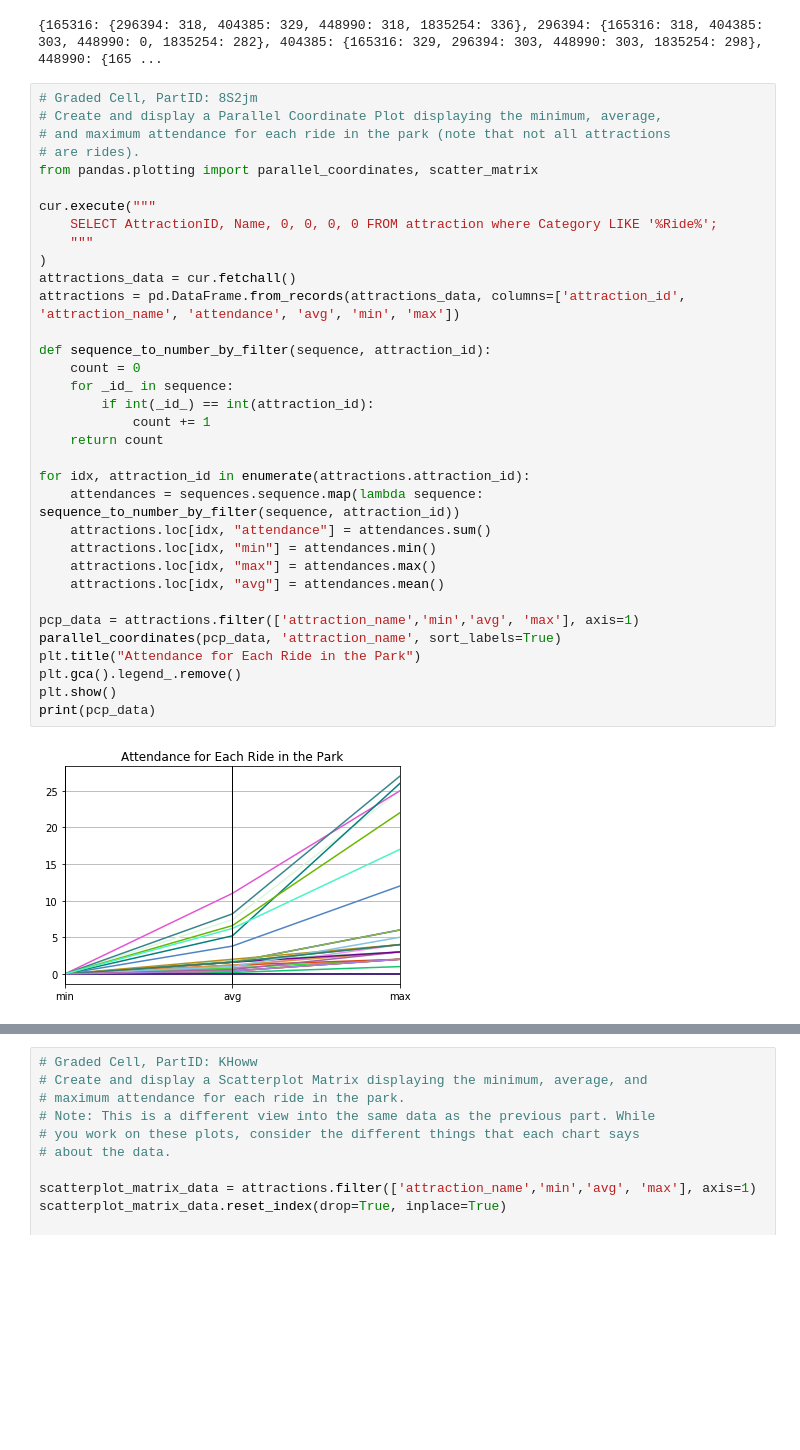
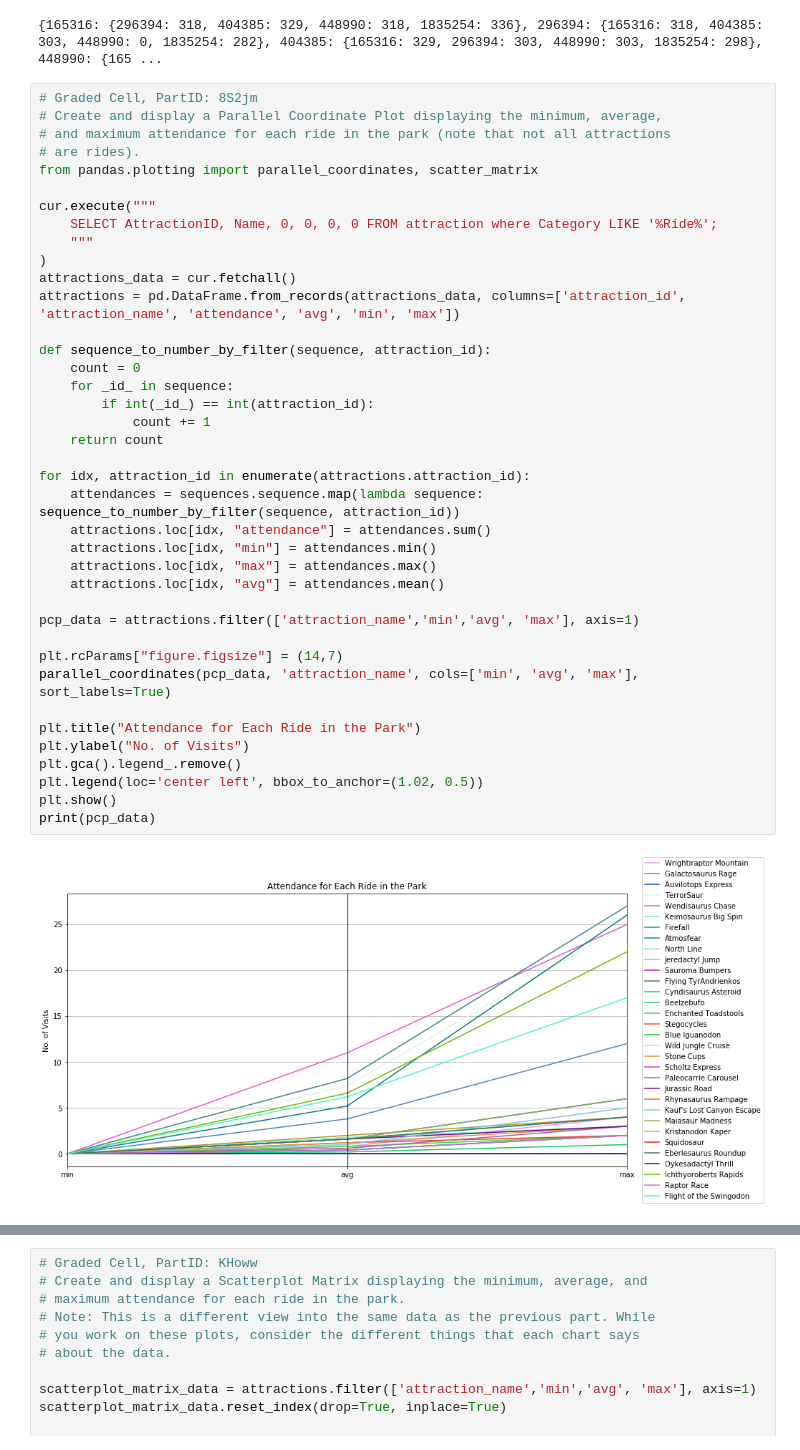
Before and after one commit to claudiordgz/asu-mcs, a Jupyter notebook: CSE578/programming-assignments/Assignment 3.ipynb, the cells around one changed output, grey strips where cells are left out. Saved outputs shown, nothing was run; the diff lists cells and outputs as text; blank space fills up the shorter version.

Commit message:
extra labels on assignment 3 cse578

```diff
--- a/CSE578/programming-assignments/Assignment 3.ipynb
+++ b/CSE578/programming-assignments/Assignment 3.ipynb
@@ -89,35 +89,40 @@ print(distance_matrix)
 # are rides).
 from pandas.plotting import parallel_coordinates, scatter_matrix
 
 cur.execute("""
     SELECT AttractionID, Name, 0, 0, 0, 0 FROM attraction where Category LIKE '%Ride%';
     """
 )
 attractions_data = cur.fetchall()
 attractions = pd.DataFrame.from_records(attractions_data, columns=['attraction_id', 'attraction_name', 'attendance', 'avg', 'min', 'max'])
 
 def sequence_to_number_by_filter(sequence, attraction_id):
     count = 0
     for _id_ in sequence:
         if int(_id_) == int(attraction_id):
             count += 1
     return count
 
 for idx, attraction_id in enumerate(attractions.attraction_id):
     attendances = sequences.sequence.map(lambda sequence: sequence_to_number_by_filter(sequence, attraction_id))
     attractions.loc[idx, "attendance"] = attendances.sum()
     attractions.loc[idx, "min"] = attendances.min()
     attractions.loc[idx, "max"] = attendances.max()
     attractions.loc[idx, "avg"] = attendances.mean()
 
 pcp_data = attractions.filter(['attraction_name','min','avg', 'max'], axis=1)
-parallel_coordinates(pcp_data, 'attraction_name', sort_labels=True)
+
+plt.rcParams["figure.figsize"] = (14,7)
+parallel_coordinates(pcp_data, 'attraction_name', cols=['min', 'avg', 'max'], sort_labels=True)
+
 plt.title("Attendance for Each Ride in the Park")
+plt.ylabel("No. of Visits")
 plt.gca().legend_.remove()
+plt.legend(loc='center left', bbox_to_anchor=(1.02, 0.5))
 plt.show()
 print(pcp_data)
 # %% [output]
-[figure, old version]
+[figure, new version]
               attraction_name  min   avg  max
 0      Wrightiraptor Mountain    0   0.8    4
 1          Galactosaurus Rage    0   3.8   12
```
